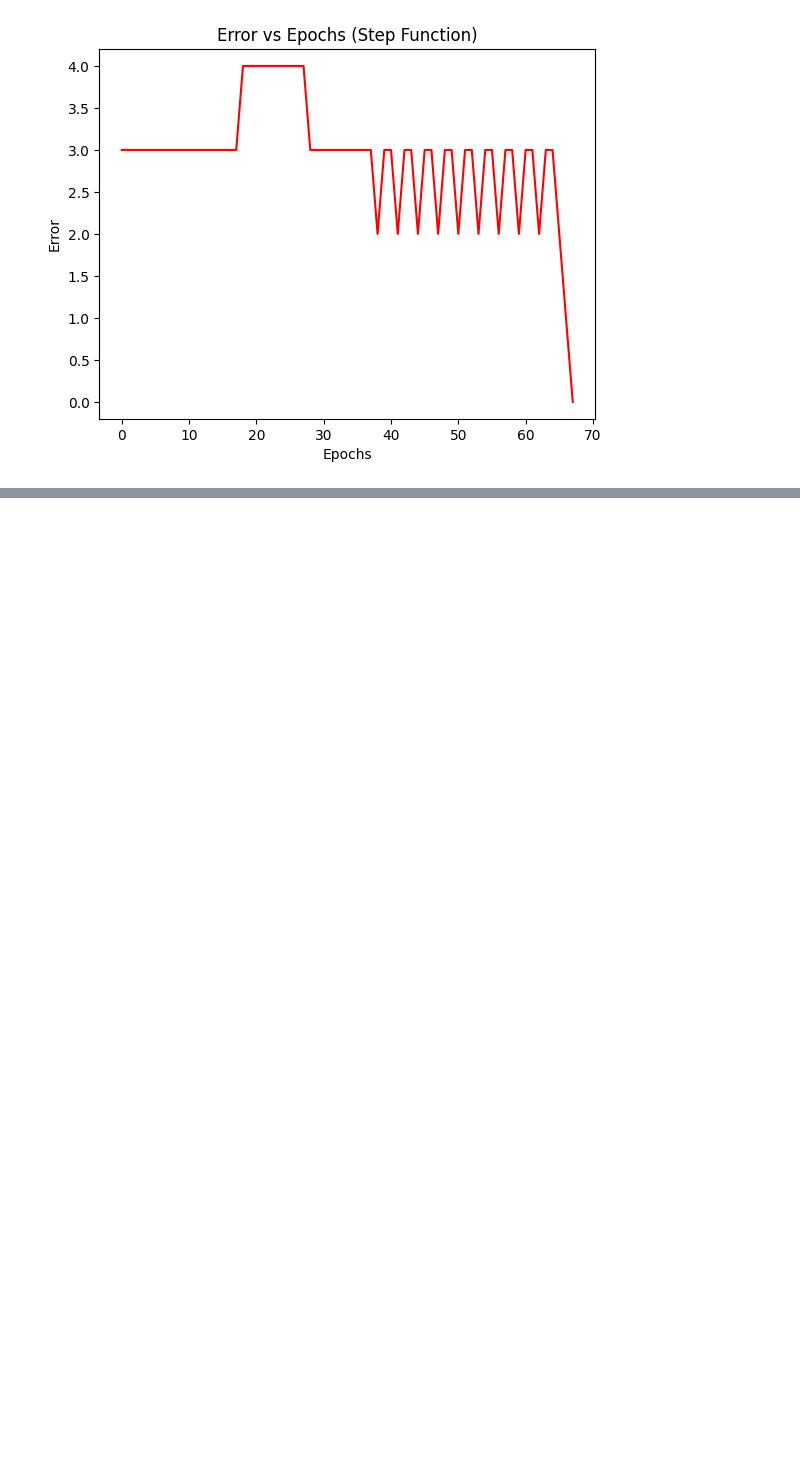
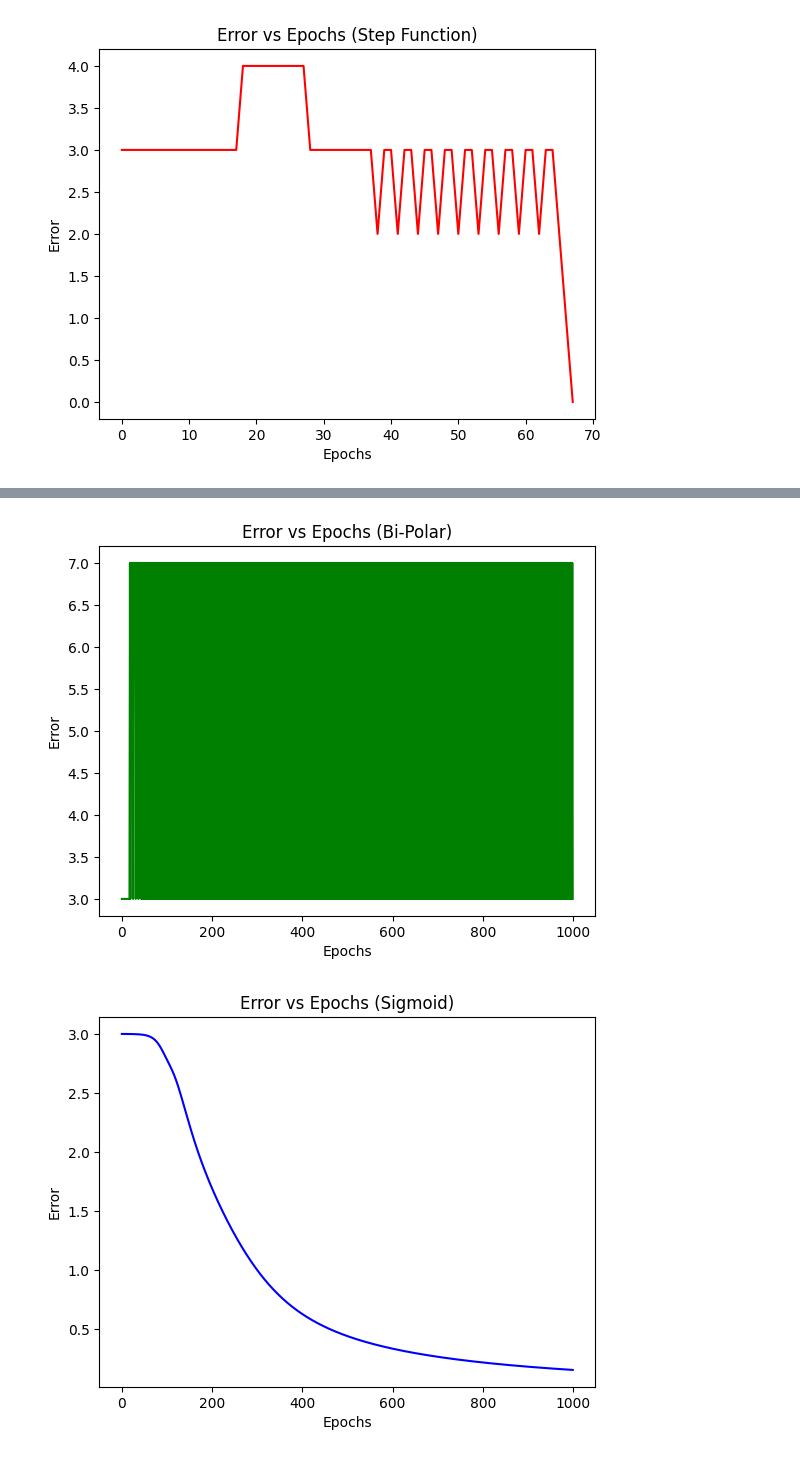
Before and after one commit to ajratnam/ML_LAB_24, a Jupyter notebook: Lab 06/Program.ipynb, the cells around one changed output, grey strips where cells are left out. Cells and saved outputs as stored; diff of their text form; code cells hidden in the pictures; blank space fills up the shorter version.

```diff
--- a/Lab 06/Program.ipynb
+++ b/Lab 06/Program.ipynb
@@ -267,0 +325,21 @@ After 68 epochs Weights: [0.2  0.15] Bias: -0.2999999999999812
+# %%
+plt.plot(bi_polar_errors, color="green")
+plt.xlabel("Epochs")
+plt.ylabel("Error")
+plt.title("Error vs Epochs (Bi-Polar)")
+plt.show()
+
+plt.plot(sigmoid_errors, color="blue")
+plt.xlabel("Epochs")
+plt.ylabel("Error")
+plt.title("Error vs Epochs (Sigmoid)")
+plt.show()
+
+plt.plot(relu_errors, color="orange")
+plt.xlabel("Epochs")
+plt.ylabel("Error")
+plt.title("Error vs Epochs (ReLU)")
+plt.show()
+# %% [output]
+[figure, added]
+[figure, added]
```
Also changed, not shown: parts of 4 cells of this notebook.
